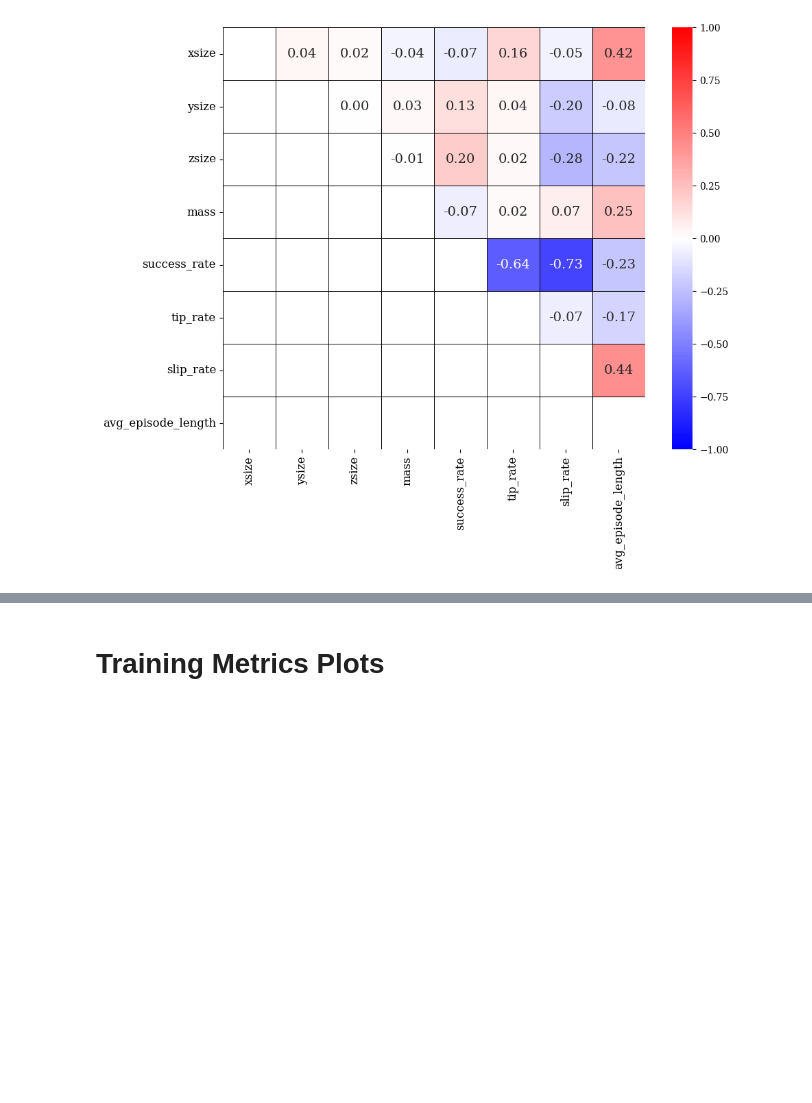
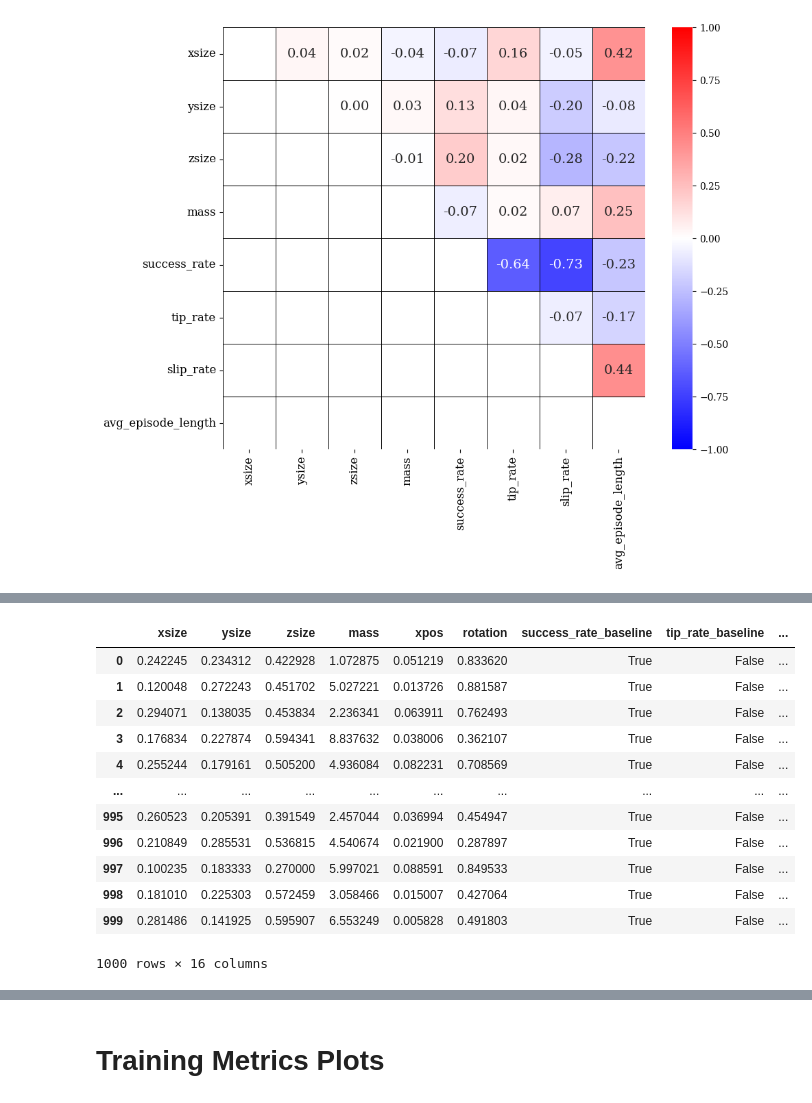
Before and after one commit to byu-rad-lab/baloo-gym, a Jupyter notebook: paper_data/open_loop_baseline/plots.ipynb, the cells around one changed output, grey strips where cells are left out. Saved outputs shown, nothing was run; the diff lists cells and outputs as text; code cells hidden in the pictures; blank space fills up the shorter version.

```diff
--- a/paper_data/open_loop_baseline/plots.ipynb
+++ b/paper_data/open_loop_baseline/plots.ipynb
@@ -211,0 +129,13 @@ You can plot heatmaps of:
+# %%
+import pandas as pd
+
+learned_policy = pd.read_json("./data/lifting_trials_k1b5sgl8_lhs_1000_rl_model_38997816_steps.txt", lines=True)
+baseline = pd.read_json("./data/lifting_trials_baseline_lhs_1000_hugger.txt", lines=True)
+
+# Define the key columns for merging
+key_cols = ['xsize', 'ysize', 'zsize', 'mass', 'xpos', 'rotation']
+
+# Merge on those columns with suffixes to distinguish the two datasets
+merged_df = pd.merge(baseline, learned_policy, on=key_cols, suffixes=('_baseline', '_learned'))
+
+merged_df.head()
@@ -211,0 +149,27 @@ You can plot heatmaps of:
+# %%
+def label_outcome(row, prefix):
+    if row[f'tip_rate_{prefix}']:
+        return 'tip'
+    elif row[f'slip_rate_{prefix}'] > 0:
+        return 'slip'
+    elif row[f'success_rate_{prefix}']:
+        return 'success'
+
+
+merged_df['baseline_outcome'] = merged_df.apply(lambda row: label_outcome(row, 'baseline'), axis=1)
+merged_df['learned_outcome'] = merged_df.apply(lambda row: label_outcome(row, 'learned'), axis=1)
+merged_df
+# %% [output]
+|  | xsize | ysize | zsize | mass | xpos | rotation | success_rate_baseline | tip_rate_baseline | ... |
+| 0 | 0.242245 | 0.234312 | 0.422928 | 1.072875 | 0.051219 | 0.833620 | True | False | ... |
+| 1 | 0.120048 | 0.272243 | 0.451702 | 5.027221 | 0.013726 | 0.881587 | True | False | ... |
+| 2 | 0.294071 | 0.138035 | 0.453834 | 2.236341 | 0.063911 | 0.762493 | True | False | ... |
+| 3 | 0.176834 | 0.227874 | 0.594341 | 8.837632 | 0.038006 | 0.362107 | True | False | ... |
+| 4 | 0.255244 | 0.179161 | 0.505200 | 4.936084 | 0.082231 | 0.708569 | True | False | ... |
+| ... | ... | ... | ... | ... | ... | ... | ... | ... | ... |
+| 995 | 0.260523 | 0.205391 | 0.391549 | 2.457044 | 0.036994 | 0.454947 | True | False | ... |
+| 996 | 0.210849 | 0.285531 | 0.536815 | 4.540674 | 0.021900 | 0.287897 | True | False | ... |
+| 997 | 0.100235 | 0.183333 | 0.270000 | 5.997021 | 0.088591 | 0.849533 | True | False | ... |
+| 998 | 0.181010 | 0.225303 | 0.572459 | 3.058466 | 0.015007 | 0.427064 | True | False | ... |
+| 999 | 0.281486 | 0.141925 | 0.595907 | 6.553249 | 0.005828 | 0.491803 | True | False | ... |
+1000 rows × 16 columns
```
Also changed, not shown: parts of 26 cells of this notebook, 1 other file.
